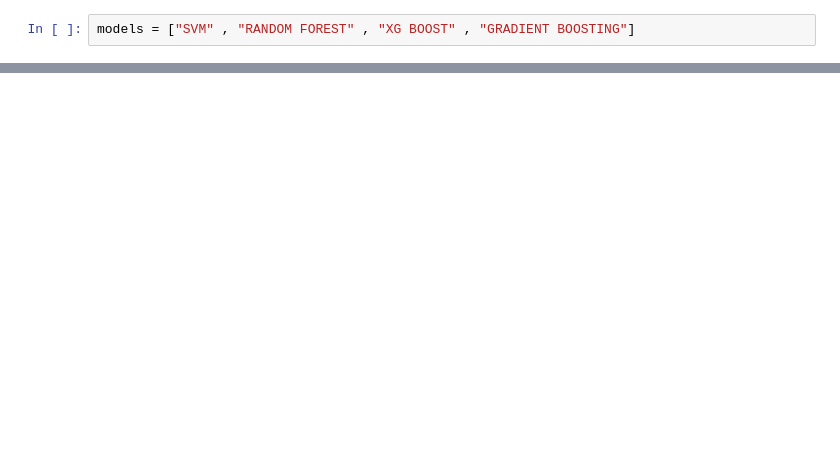
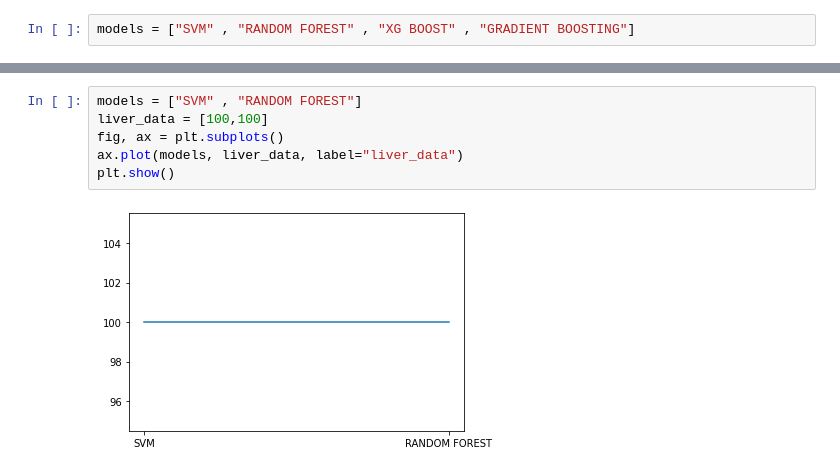
Before and after one commit to somyamangla/CANCER-PREDICTION, a Jupyter notebook: comparison.ipynb, the cells around one changed output, grey strips where cells are left out. Cells and saved outputs as stored; diff of their text form; blank space fills up the shorter version.

```diff
--- a/comparison.ipynb
+++ b/comparison.ipynb
@@ -52,0 +59,8 @@ plt.show()
+# %%
+models = ["SVM" , "RANDOM FOREST"]
+liver_data = [100,100]
+fig, ax = plt.subplots()
+ax.plot(models, liver_data, label="liver_data")
+plt.show()
+# %% [output]
+[figure, added]
```
Also changed, not shown: parts of 8 cells of this notebook.
